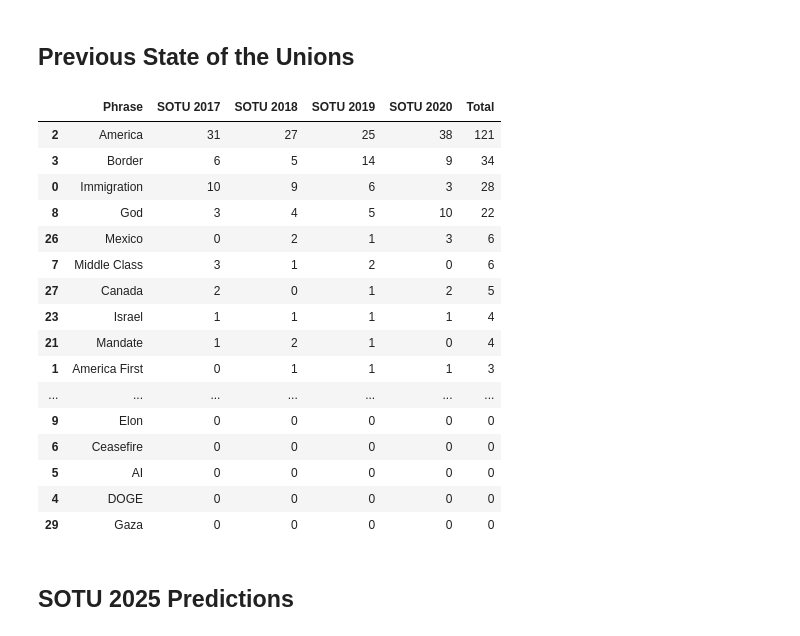
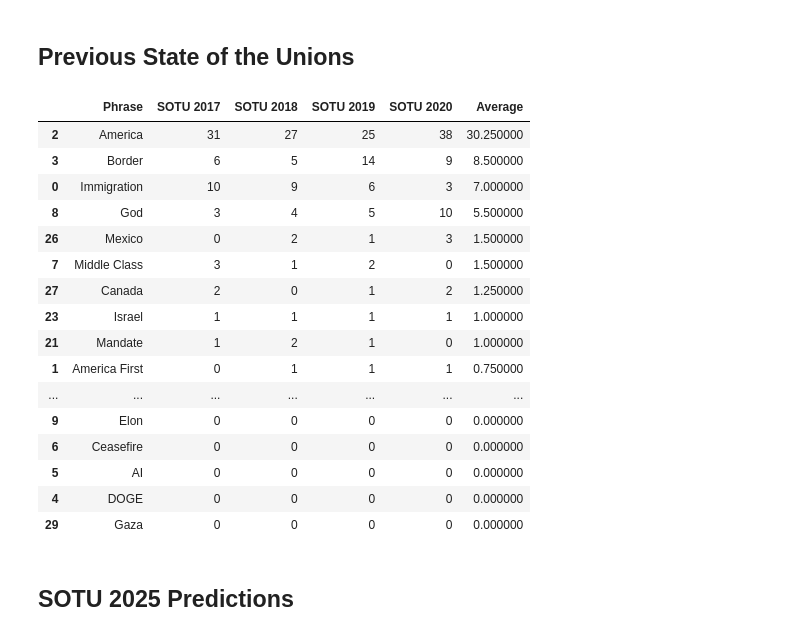
Before and after one commit to jsteng19/kalshi-research, a Jupyter notebook: notebooks/sotu_analysis.ipynb, the cells around one changed output. Saved outputs shown, nothing was run; the diff lists cells and outputs as text; code cells hidden in the pictures.

```diff
--- a/notebooks/sotu_analysis.ipynb
+++ b/notebooks/sotu_analysis.ipynb
@@ -83,7 +83,7 @@ SEARCH_PHRASES = {
     'TikTok': r'\b(tiktok|tiktok\'s)\b',
     'Crypto': r'\b(crypto|crypto\'s|cryptos|bitcoin|bitcoin\'s)\b',
     'MAGA': r'\b(maga|maga\'s|make\s+america\s+great\s+again)\b',
-    'Trans': r'\b(trans)\b',
+    'Trans': r'\b(trans)(?!-)\b',
     'Kamala': r'\b(kamala|kamala\'s)\b',
     'Rigged': r'\b(rig(ged)?)\b',
     'Mandate': r'\b(mandate|mandates|mandate\'s|mandates\')\b',
@@ -300,46 +300,45 @@ KeyboardInterrupt:
 # %%
 # Create a table showing phrase counts for each SOTU
 sotu_counts = []
 
 for phrase in SEARCH_PHRASES.keys():
     # Get counts for each SOTU
     counts = df_sotu[['date', phrase]].values.tolist()
 
     # Format into a row with the phrase and counts
     row = {'Phrase': phrase}
     for date, count in counts:
         year = date.year
         row[f'SOTU {year}'] = count
 
     sotu_counts.append(row)
 
 # Convert to DataFrame and display
 df_sotu_counts = pd.DataFrame(sotu_counts)
-
-# Sort by total counts across all SOTUs
-df_sotu_counts['Total'] = df_sotu_counts[[col for col in df_sotu_counts.columns if 'SOTU' in col]].sum(axis=1)
-df_sotu_counts = df_sotu_counts.sort_values('Total', ascending=False)
+# Sort by average counts across all SOTUs
+df_sotu_counts['Average'] = df_sotu_counts[[col for col in df_sotu_counts.columns if 'SOTU' in col]].mean(axis=1)
+df_sotu_counts = df_sotu_counts.sort_values('Average', ascending=False)
 
 # Display the table
 display(df_sotu_counts.style.format({col: '{:.0f}' for col in df_sotu_counts.columns if 'SOTU' in col}))
 # %% [output]
-|  | Phrase | SOTU 2017 | SOTU 2018 | SOTU 2019 | SOTU 2020 | Total |
-| 2 | America | 31 | 27 | 25 | 38 | 121 |
-| 3 | Border | 6 | 5 | 14 | 9 | 34 |
-| 0 | Immigration | 10 | 9 | 6 | 3 | 28 |
-| 8 | God | 3 | 4 | 5 | 10 | 22 |
-| 26 | Mexico | 0 | 2 | 1 | 3 | 6 |
-| 7 | Middle Class | 3 | 1 | 2 | 0 | 6 |
-| 27 | Canada | 2 | 0 | 1 | 2 | 5 |
-| 23 | Israel | 1 | 1 | 1 | 1 | 4 |
-| 21 | Mandate | 1 | 2 | 1 | 0 | 4 |
-| 1 | America First | 0 | 1 | 1 | 1 | 3 |
+|  | Phrase | SOTU 2017 | SOTU 2018 | SOTU 2019 | SOTU 2020 | Average |
+| 2 | America | 31 | 27 | 25 | 38 | 30.250000 |
+| 3 | Border | 6 | 5 | 14 | 9 | 8.500000 |
+| 0 | Immigration | 10 | 9 | 6 | 3 | 7.000000 |
+| 8 | God | 3 | 4 | 5 | 10 | 5.500000 |
+| 26 | Mexico | 0 | 2 | 1 | 3 | 1.500000 |
+| 7 | Middle Class | 3 | 1 | 2 | 0 | 1.500000 |
+| 27 | Canada | 2 | 0 | 1 | 2 | 1.250000 |
+| 23 | Israel | 1 | 1 | 1 | 1 | 1.000000 |
+| 21 | Mandate | 1 | 2 | 1 | 0 | 1.000000 |
+| 1 | America First | 0 | 1 | 1 | 1 | 0.750000 |
 | ... | ... | ... | ... | ... | ... | ... |
-| 9 | Elon | 0 | 0 | 0 | 0 | 0 |
-| 6 | Ceasefire | 0 | 0 | 0 | 0 | 0 |
-| 5 | AI | 0 | 0 | 0 | 0 | 0 |
-| 4 | DOGE | 0 | 0 | 0 | 0 | 0 |
-| 29 | Gaza | 0 | 0 | 0 | 0 | 0 |
+| 9 | Elon | 0 | 0 | 0 | 0 | 0.000000 |
+| 6 | Ceasefire | 0 | 0 | 0 | 0 | 0.000000 |
+| 5 | AI | 0 | 0 | 0 | 0 | 0.000000 |
+| 4 | DOGE | 0 | 0 | 0 | 0 | 0.000000 |
+| 29 | Gaza | 0 | 0 | 0 | 0 | 0.000000 |
 # %% [markdown]
 ## SOTU 2025 Predictions
 # %%
```
Also changed, not shown: parts of 8 cells of this notebook.
